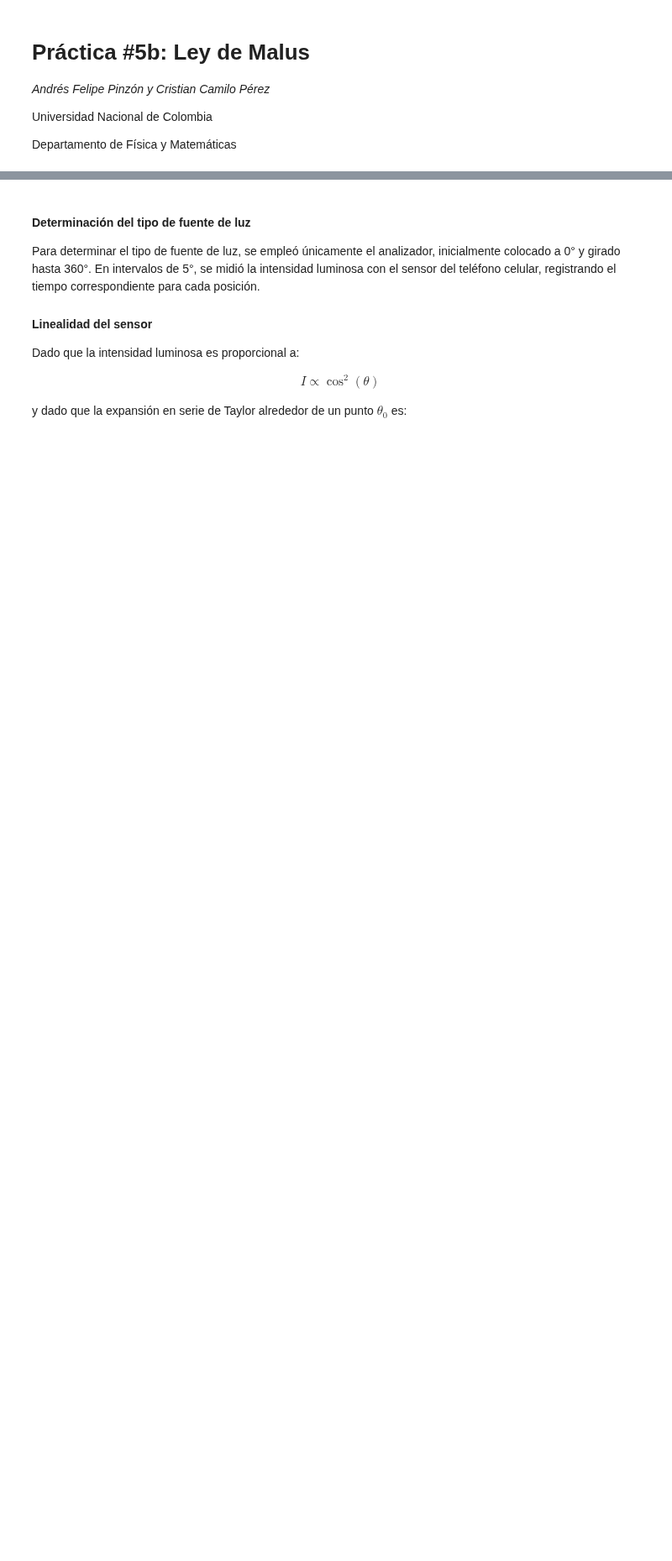
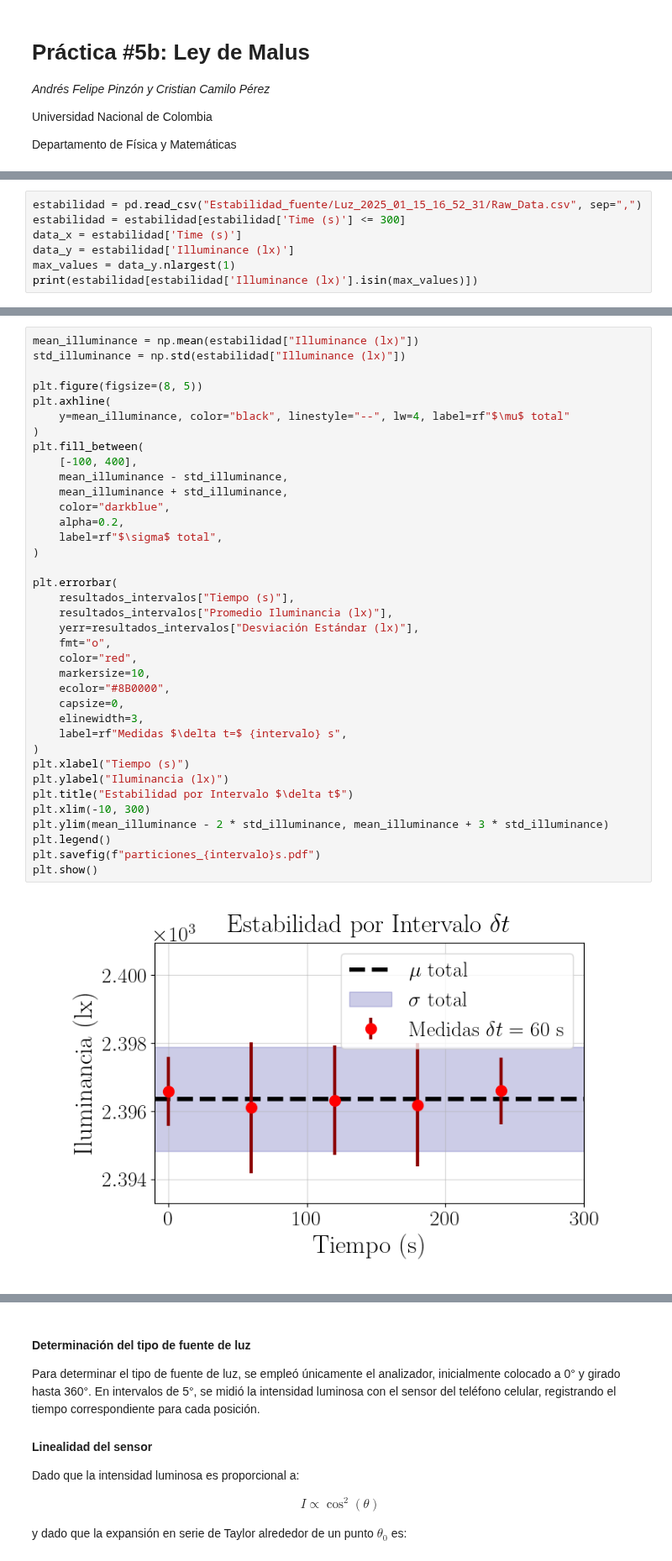
Before and after one commit to PinzonHarker/2024-II_Mediciones_Opticas, a Jupyter notebook: Exp5b_Ley_De_Malus/Exp5b_ley_de_malus.ipynb, the cells around one changed output, grey strips where cells are left out. Shown at 84% size. Saved outputs shown, nothing was run; the diff lists cells and outputs as text; blank space fills up the shorter version.

```diff
--- a/Exp5b_Ley_De_Malus/Exp5b_ley_de_malus.ipynb
+++ b/Exp5b_Ley_De_Malus/Exp5b_ley_de_malus.ipynb
@@ -92,0 +85,7 @@ Departamento de Física y Matemáticas
+# %%
+estabilidad = pd.read_csv("Estabilidad_fuente/Luz_2025_01_15_16_52_31/Raw_Data.csv", sep=",")
+estabilidad = estabilidad[estabilidad['Time (s)'] <= 300]
+data_x = estabilidad['Time (s)']
+data_y = estabilidad['Illuminance (lx)']
+max_values = data_y.nlargest(1)
+print(estabilidad[estabilidad['Illuminance (lx)'].isin(max_values)])
@@ -92,0 +140,39 @@ Departamento de Física y Matemáticas
+# %%
+mean_illuminance = np.mean(estabilidad["Illuminance (lx)"])
+std_illuminance = np.std(estabilidad["Illuminance (lx)"])
+
+plt.figure(figsize=(8, 5))
+plt.axhline(
+    y=mean_illuminance, color="black", linestyle="--", lw=4, label=rf"$\mu$ total"
+)
+plt.fill_between(
+    [-100, 400],
+    mean_illuminance - std_illuminance,
+    mean_illuminance + std_illuminance,
+    color="darkblue",
+    alpha=0.2,
+    label=rf"$\sigma$ total",
+)
+
+plt.errorbar(
+    resultados_intervalos["Tiempo (s)"],
+    resultados_intervalos["Promedio Iluminancia (lx)"],
+    yerr=resultados_intervalos["Desviación Estándar (lx)"],
+    fmt="o",
+    color="red",
+    markersize=10,
+    ecolor="#8B0000",
+    capsize=0,
+    elinewidth=3,
+    label=rf"Medidas $\delta t=$ {intervalo} s",
+)
+plt.xlabel("Tiempo (s)")
+plt.ylabel("Iluminancia (lx)")
+plt.title("Estabilidad por Intervalo $\delta t$")
+plt.xlim(-10, 300)
+plt.ylim(mean_illuminance - 2 * std_illuminance, mean_illuminance + 3 * std_illuminance)
+plt.legend()
+plt.savefig(f"particiones_{intervalo}s.pdf")
+plt.show()
+# %% [output]
+[figure, added]
```
Also changed, not shown: parts of 26 cells of this notebook, 53 other files.
